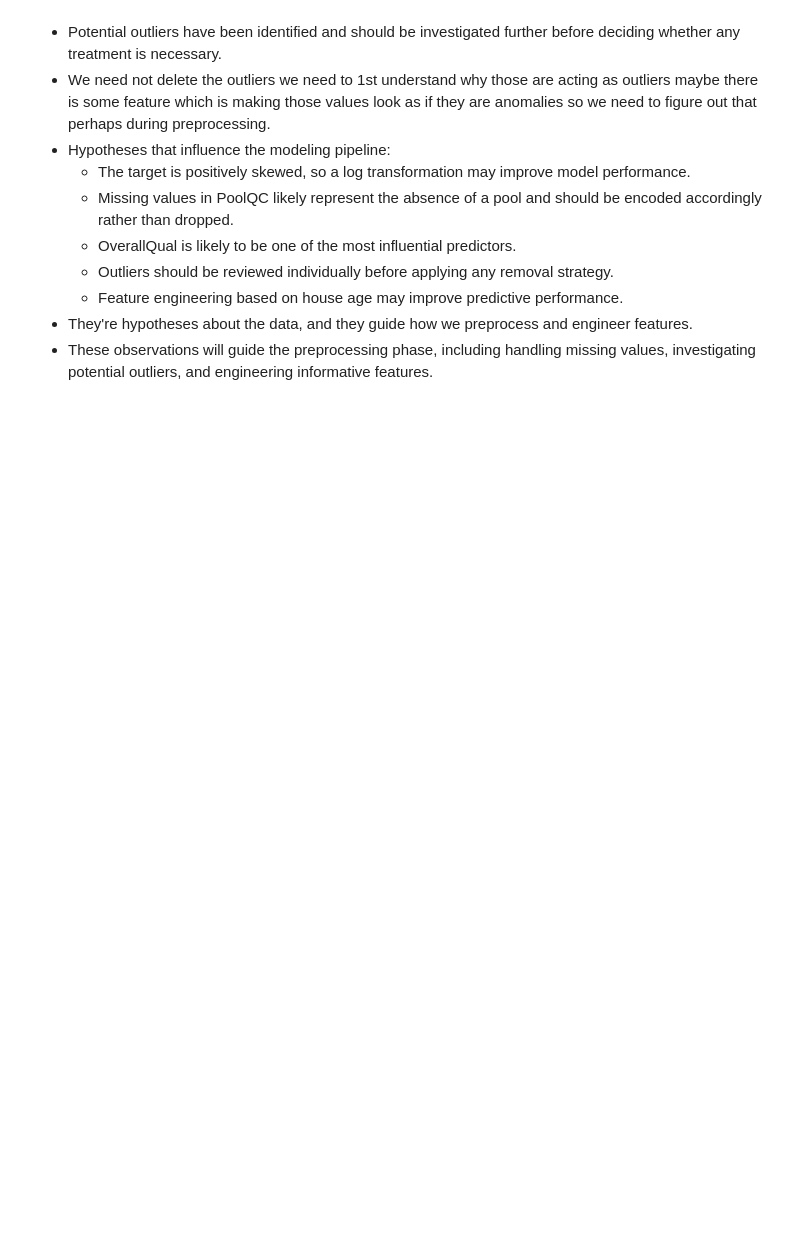
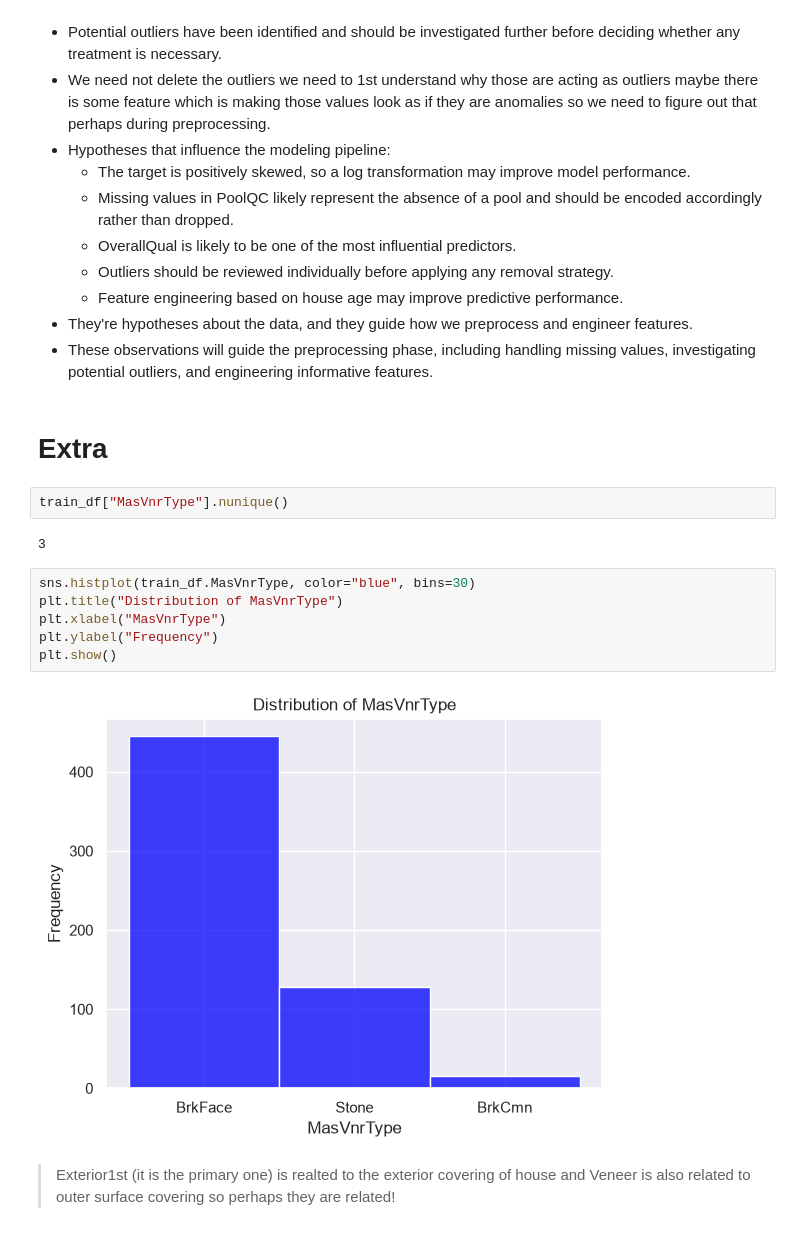
Before and after one commit to shivdt/house-price-prediction, a Jupyter notebook: notebooks/02_eda.ipynb, the cells around one changed output. Cells and saved outputs as stored; diff of their text form; blank space fills up the shorter version.

```diff
--- a/notebooks/02_eda.ipynb
+++ b/notebooks/02_eda.ipynb
@@ -536,3 +536,19 @@ pd.concat([df3, df4], axis=0).drop_duplicates()
     * Feature engineering based on house age may improve predictive performance.
 - They're hypotheses about the data, and they guide how we preprocess and engineer features.
 - These observations will guide the preprocessing phase, including handling missing values, investigating potential outliers, and engineering informative features.
+# %% [markdown]
+# Extra
+# %%
+train_df["MasVnrType"].nunique()
+# %% [output]
+3
+# %%
+sns.histplot(train_df.MasVnrType, color="blue", bins=30)
+plt.title("Distribution of MasVnrType")
+plt.xlabel("MasVnrType")
+plt.ylabel("Frequency")
+plt.show()
+# %% [output]
+[figure, added]
+# %% [markdown]
+> Exterior1st (it is the primary one) is realted to the exterior covering of house and Veneer is also related to outer surface covering so perhaps they are related!
```
Also changed, not shown: parts of 2 cells of this notebook, 1 other file.
